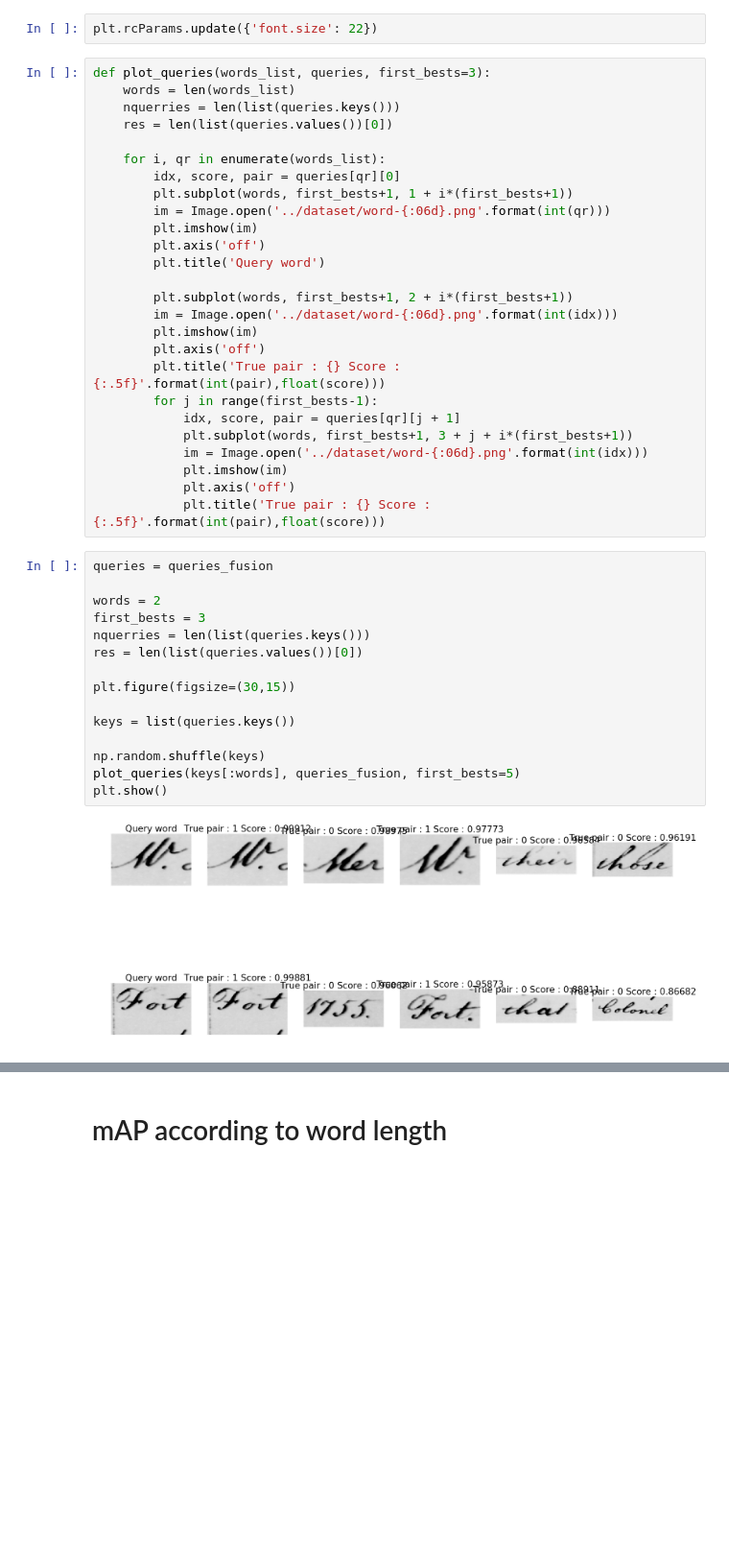
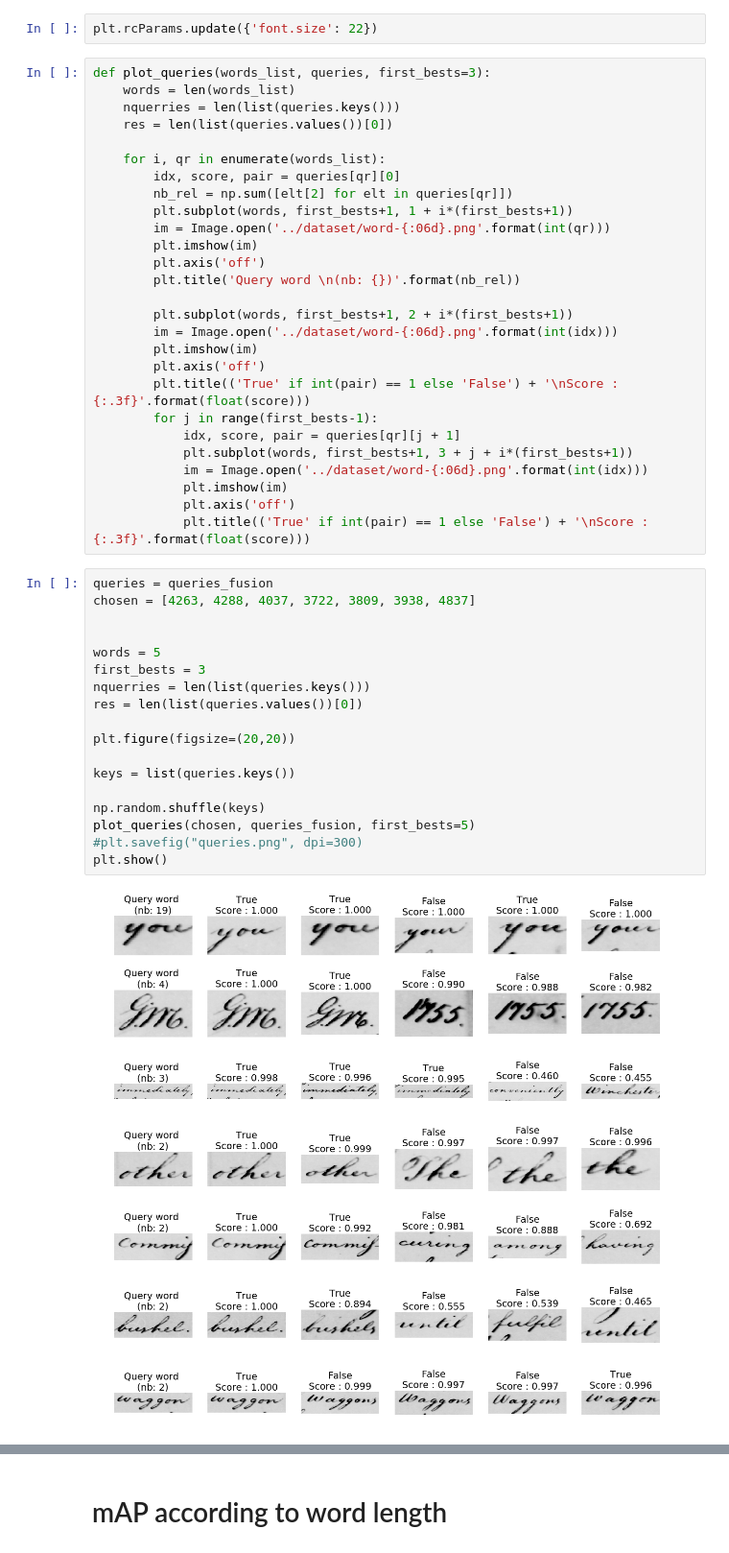
Before and after one commit to felixgaschi/word-image-similarity, a Jupyter notebook: Visualisation.ipynb, the cells around one changed output, grey strips where cells are left out. Shown at 96% size. Drawn from its saved outputs; the diff is of its cells as text; blank space fills up the shorter version.

Commit message:
updated visualisation

```diff
--- a/Visualisation.ipynb
+++ b/Visualisation.ipynb
@@ -98,38 +98,42 @@ def plot_queries(words_list, queries, first_bests=3):
 
     for i, qr in enumerate(words_list):
         idx, score, pair = queries[qr][0]
+        nb_rel = np.sum([elt[2] for elt in queries[qr]])
         plt.subplot(words, first_bests+1, 1 + i*(first_bests+1))
         im = Image.open('../dataset/word-{:06d}.png'.format(int(qr)))
         plt.imshow(im)
         plt.axis('off')
-        plt.title('Query word')
+        plt.title('Query word \n(nb: {})'.format(nb_rel))
 
         plt.subplot(words, first_bests+1, 2 + i*(first_bests+1))
         im = Image.open('../dataset/word-{:06d}.png'.format(int(idx)))
         plt.imshow(im)
         plt.axis('off')
-        plt.title('True pair : {} Score : {:.5f}'.format(int(pair),float(score)))
+        plt.title(('True' if int(pair) == 1 else 'False') + '\nScore : {:.3f}'.format(float(score)))
         for j in range(first_bests-1):
             idx, score, pair = queries[qr][j + 1]
             plt.subplot(words, first_bests+1, 3 + j + i*(first_bests+1))
             im = Image.open('../dataset/word-{:06d}.png'.format(int(idx)))
             plt.imshow(im)
             plt.axis('off')
-            plt.title('True pair : {} Score : {:.5f}'.format(int(pair),float(score)))
+            plt.title(('True' if int(pair) == 1 else 'False') + '\nScore : {:.3f}'.format(float(score)))
 # %%
 queries = queries_fusion
+chosen = [4263, 4288, 4037, 3722, 3809, 3938, 4837]
 
-words = 2
+
+words = 5
 first_bests = 3
 nquerries = len(list(queries.keys()))
 res = len(list(queries.values())[0])
 
-plt.figure(figsize=(30,15))
+plt.figure(figsize=(20,20))
 
 keys = list(queries.keys())
 
 np.random.shuffle(keys)
-plot_queries(keys[:words], queries_fusion, first_bests=5)
+plot_queries(chosen, queries_fusion, first_bests=5)
+#plt.savefig("queries.png", dpi=300)
 plt.show()
 # %% [output]
-[figure, old version]
+[figure, new version]
```
Also changed, not shown: parts of 7 cells of this notebook.
